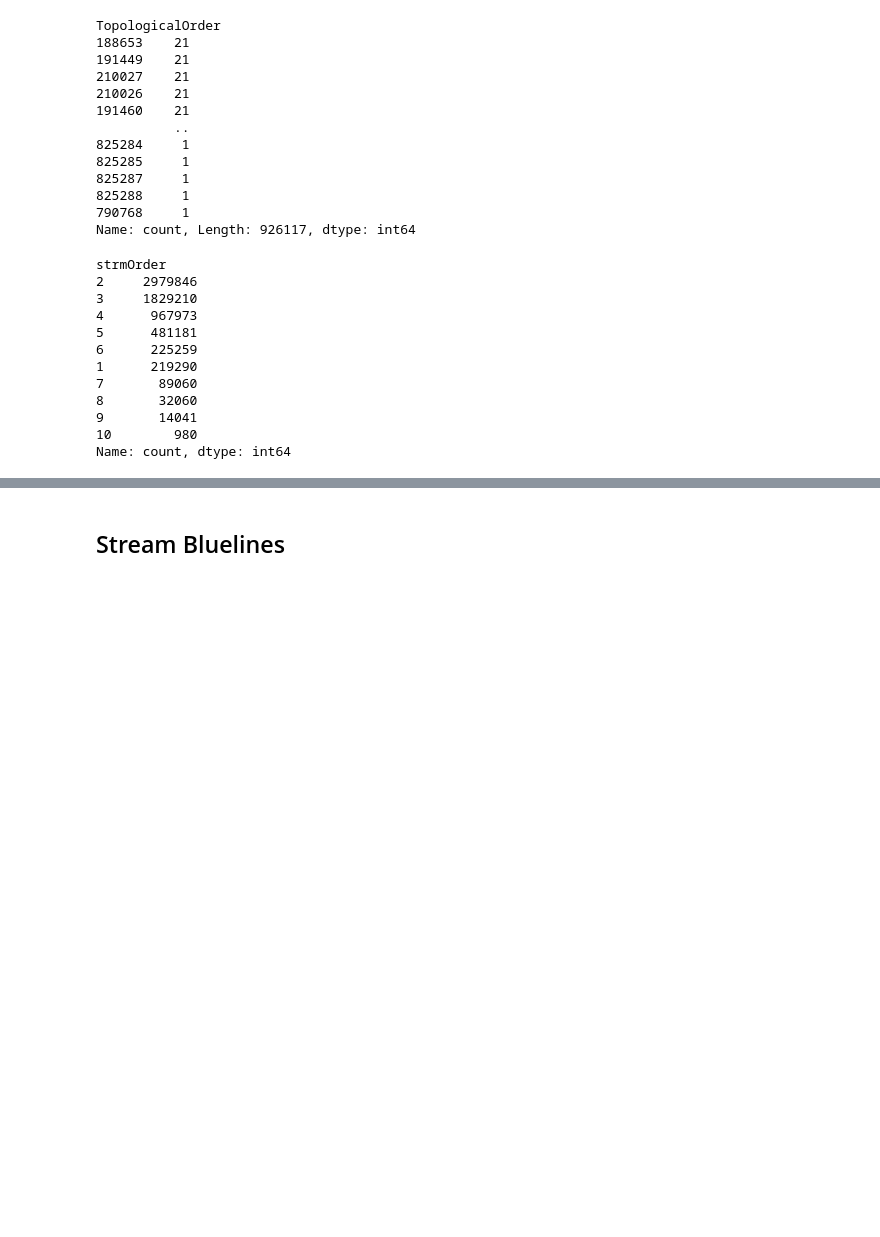
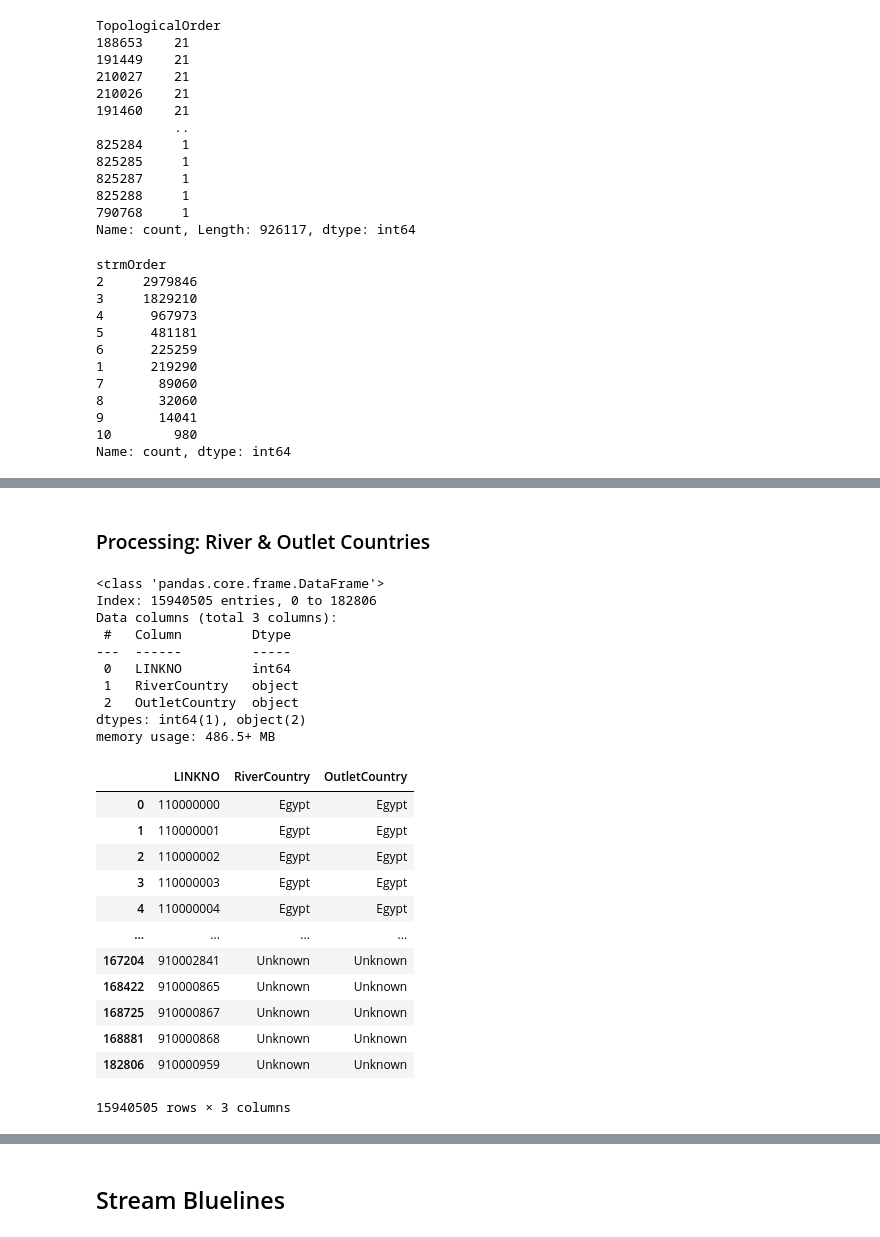
Before and after one commit to WikiWatershed/global-hydrography, a Jupyter notebook: sandbox/explore_data_sources.ipynb, the cells around one changed output, grey strips where cells are left out. Saved outputs shown, nothing was run; the diff lists cells and outputs as text; code cells hidden in the pictures; blank space fills up the shorter version.

```diff
--- a/sandbox/explore_data_sources.ipynb
+++ b/sandbox/explore_data_sources.ipynb
@@ -742,0 +824,32 @@ Name: count, dtype: int64
+# %% [markdown]
+### Processing: River & Outlet Countries
+# %%
+river_outlet_countries_df = pd.read_parquet(
+    data_dir / 'geoglows-v2/tdxhydro-processing/tdxhydro-river-and-outlet-countries.parquet',
+)
+river_outlet_countries_df.info()
+river_outlet_countries_df
+# %% [output]
+<class 'pandas.core.frame.DataFrame'>
+Index: 15940505 entries, 0 to 182806
+Data columns (total 3 columns):
+ #   Column         Dtype
+---  ------         -----
+ 0   LINKNO         int64
+ 1   RiverCountry   object
+ 2   OutletCountry  object
+dtypes: int64(1), object(2)
+memory usage: 486.5+ MB
+|  | LINKNO | RiverCountry | OutletCountry |
+| 0 | 110000000 | Egypt | Egypt |
+| 1 | 110000001 | Egypt | Egypt |
+| 2 | 110000002 | Egypt | Egypt |
+| 3 | 110000003 | Egypt | Egypt |
+| 4 | 110000004 | Egypt | Egypt |
+| ... | ... | ... | ... |
+| 167204 | 910002841 | Unknown | Unknown |
+| 168422 | 910000865 | Unknown | Unknown |
+| 168725 | 910000867 | Unknown | Unknown |
+| 168881 | 910000868 | Unknown | Unknown |
+| 182806 | 910000959 | Unknown | Unknown |
+15940505 rows × 3 columns
```
Also changed, not shown: parts of 13 cells of this notebook, 3 other files.
